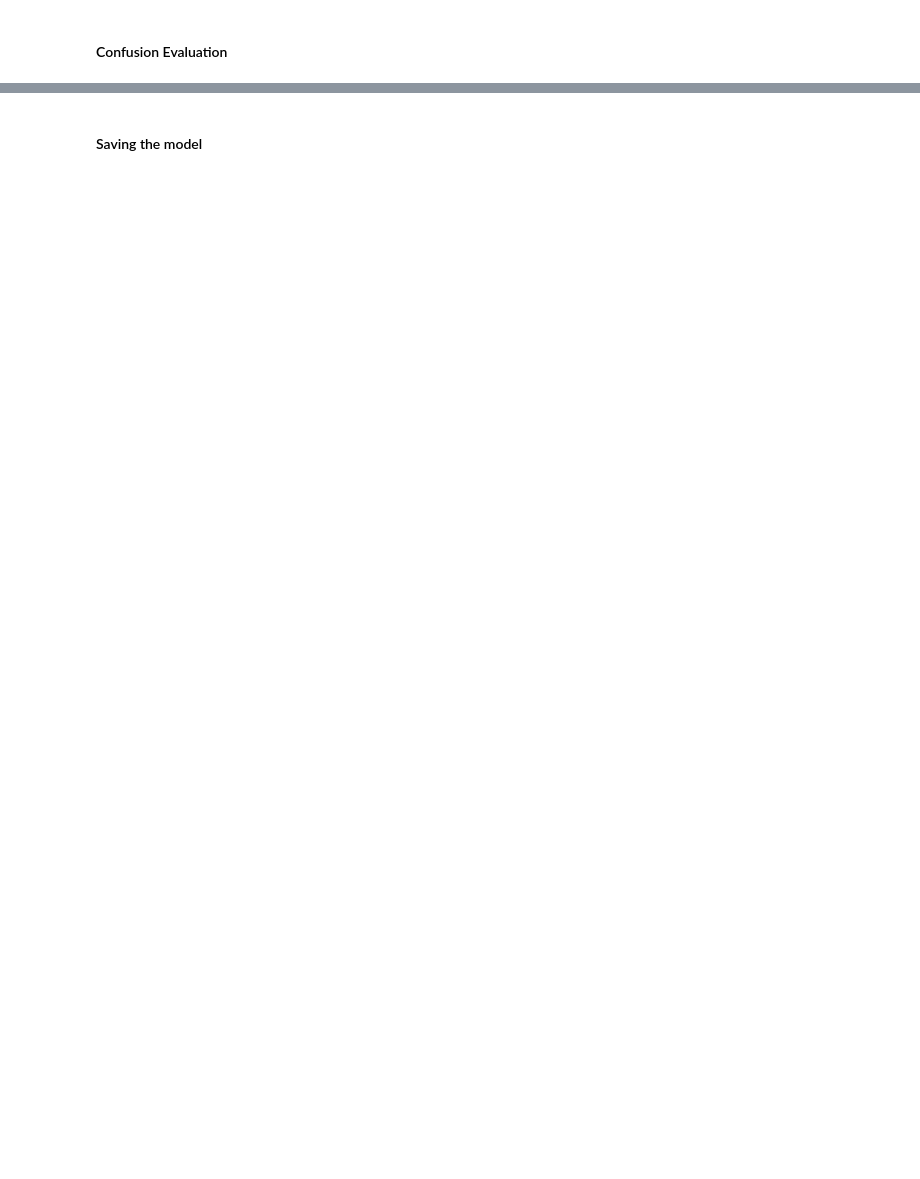
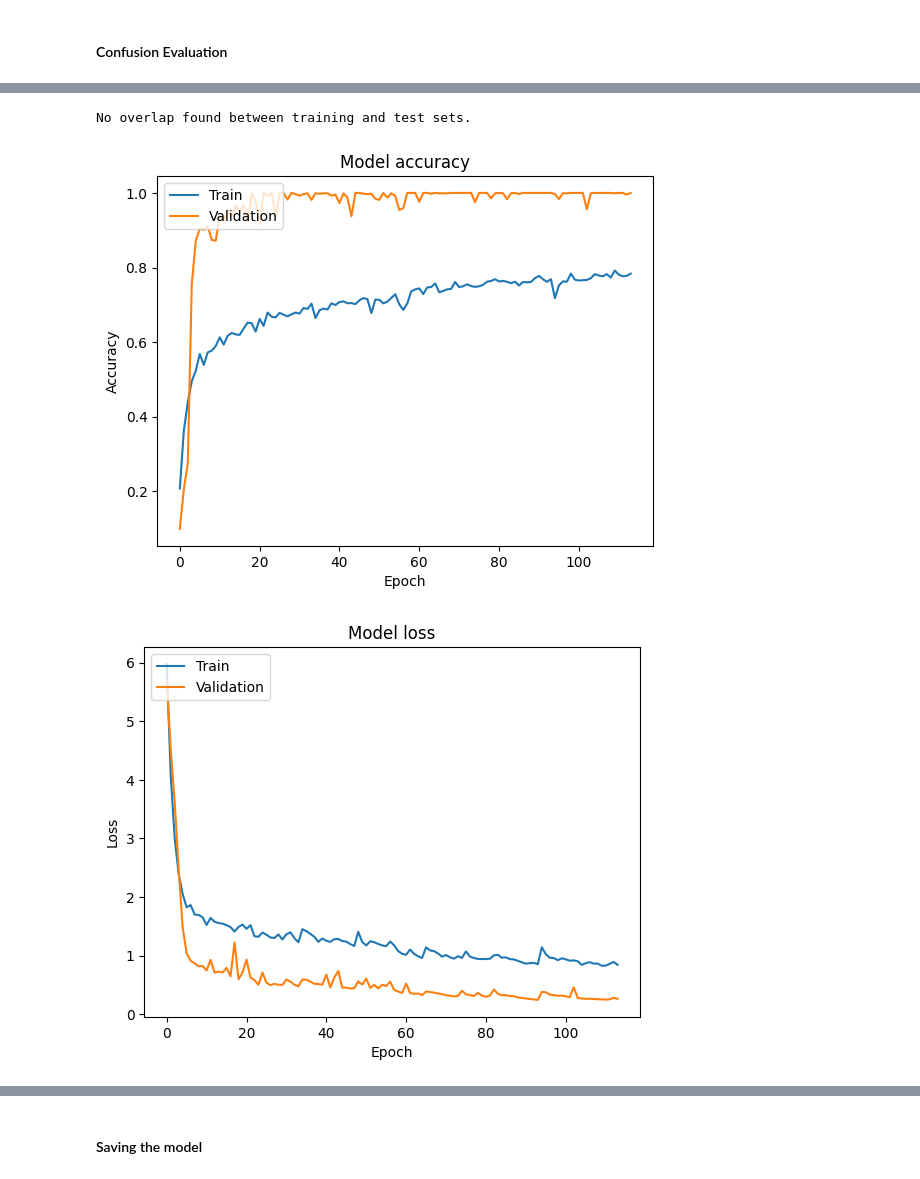
Before and after one commit to Signa-Lingua/singa-ml, a Jupyter notebook: notebooks/slr_model_training.ipynb, the cells around one changed output, grey strips where cells are left out. Saved outputs shown, nothing was run; the diff lists cells and outputs as text; code cells hidden in the pictures; blank space fills up the shorter version.

```diff
--- a/notebooks/slr_model_training.ipynb
+++ b/notebooks/slr_model_training.ipynb
@@ -414,3 +391,44 @@ Test accuracy: 0.9990699291229248
+# %%
+# Convert arrays to a set of string representations for faster lookup
+X_train_str = set(map(str, X_train))
+X_test_str = set(map(str, X_test))
+
+# Find the intersection
+overlap = X_train_str.intersection(X_test_str)
+
+# Assert that there are no overlaps
+assert len(overlap) == 0, "Training and Test sets overlap!"
+
+# Optionally, print if no overlap is found
+if len(overlap) == 0:
+    print("No overlap found between training and test sets.")
+else:
+    print("Overlap found!")
+# %% [output]
+No overlap found between training and test sets.
+# %%
+import matplotlib.pyplot as plt
+
+# Plot training & validation accuracy values
+plt.plot(history.history['accuracy'])
+plt.plot(history.history['val_accuracy'])
+plt.title('Model accuracy')
+plt.ylabel('Accuracy')
+plt.xlabel('Epoch')
+plt.legend(['Train', 'Validation'], loc='upper left')
+plt.show()
+
+# Plot training & validation loss values
+plt.plot(history.history['loss'])
+plt.plot(history.history['val_loss'])
+plt.title('Model loss')
+plt.ylabel('Loss')
+plt.xlabel('Epoch')
+plt.legend(['Train', 'Validation'], loc='upper left')
+plt.show()
+# %% [output]
+[figure, added]
+[figure, added]
 # %%
 # plot confusion matrix
 plt.imshow(cm, interpolation='nearest', cmap=plt.cm.Blues)
```
Also changed, not shown: parts of 28 cells of this notebook, 3 other files.
